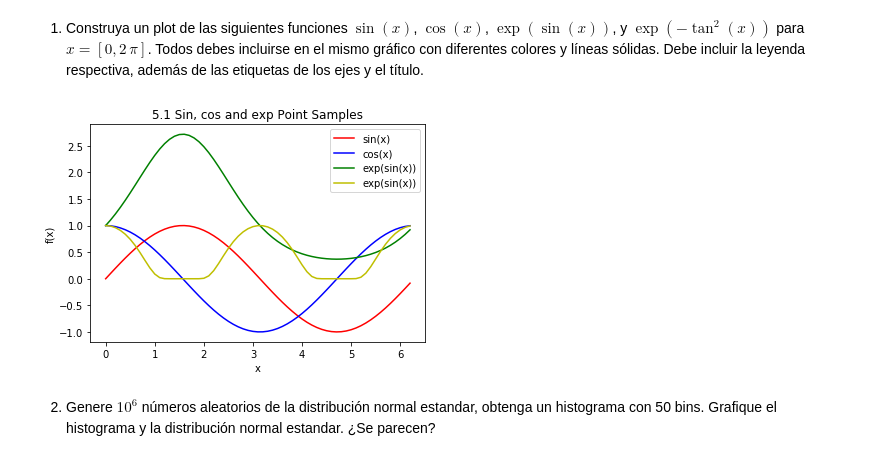
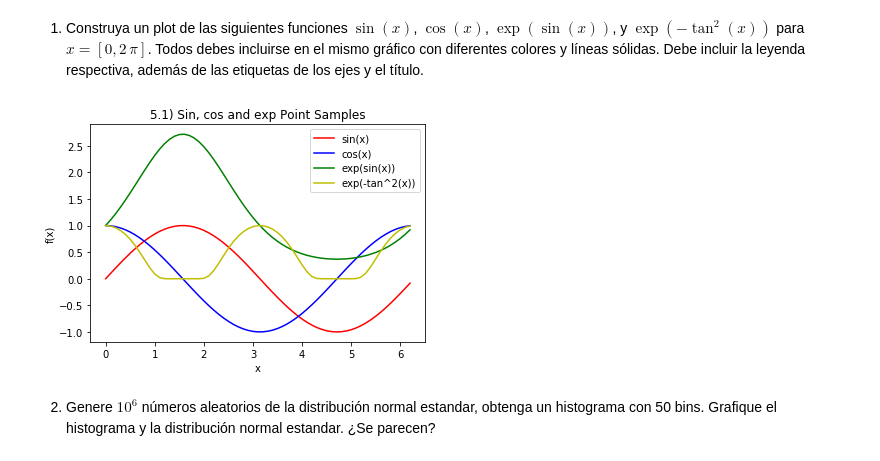
Before and after one commit to mijara/notebooks, a Jupyter notebook: Tarea_1_CC1_2017.ipynb, the cells around one changed output. Drawn from its saved outputs; the diff is of its cells as text; code cells hidden in the pictures.

```diff
--- a/Tarea_1_CC1_2017.ipynb
+++ b/Tarea_1_CC1_2017.ipynb
@@ -265,19 +269,19 @@ $$\left [ \left ( a - \sqrt{b c}, \quad 1, \quad \left [ \left[\begin{matrix}- \
 # %%
 t = np.arange(0, 2 * np.pi, 0.1)
 
 sin_plot = plt.plot(t, np.sin(t), 'r', label='sin(x)')[0]
 cos_plot = plt.plot(t, np.cos(t), 'b', label='cos(x)')[0]
 esin_plot = plt.plot(t, np.exp(np.sin(t)), 'g', label='exp(sin(x))')[0]
-etan_plot = plt.plot(t, np.exp(-np.tan(t) ** 2), 'y', label='exp(sin(x))')[0]
+etan_plot = plt.plot(t, np.exp(-np.tan(t) ** 2), 'y', label='exp(-tan^2(x))')[0]
 
-plt.title('5.1 Sin, cos and exp Point Samples')
+plt.title('5.1) Sin, cos and exp Point Samples')
 plt.xlabel('x')
 plt.ylabel('f(x)')
 plt.legend(handles=[sin_plot, cos_plot, esin_plot, etan_plot])
 
 plt.show()
 # %% [output]
-[figure, old version]
+[figure, new version]
 # %% [markdown]
 2) Genere $10^6$ números aleatorios de la distribución normal estandar, obtenga un histograma con 50 bins. Grafique el histograma y la distribución normal estandar. ¿Se parecen?
 # %%
```
Also changed, not shown: parts of 3 cells of this notebook.
